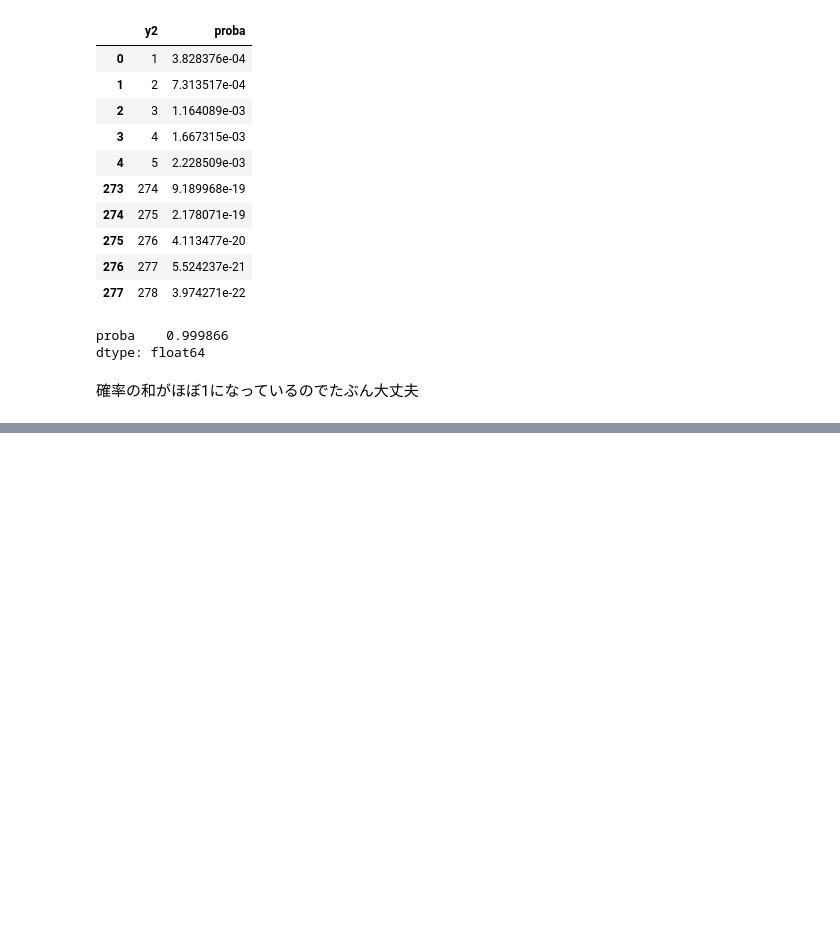
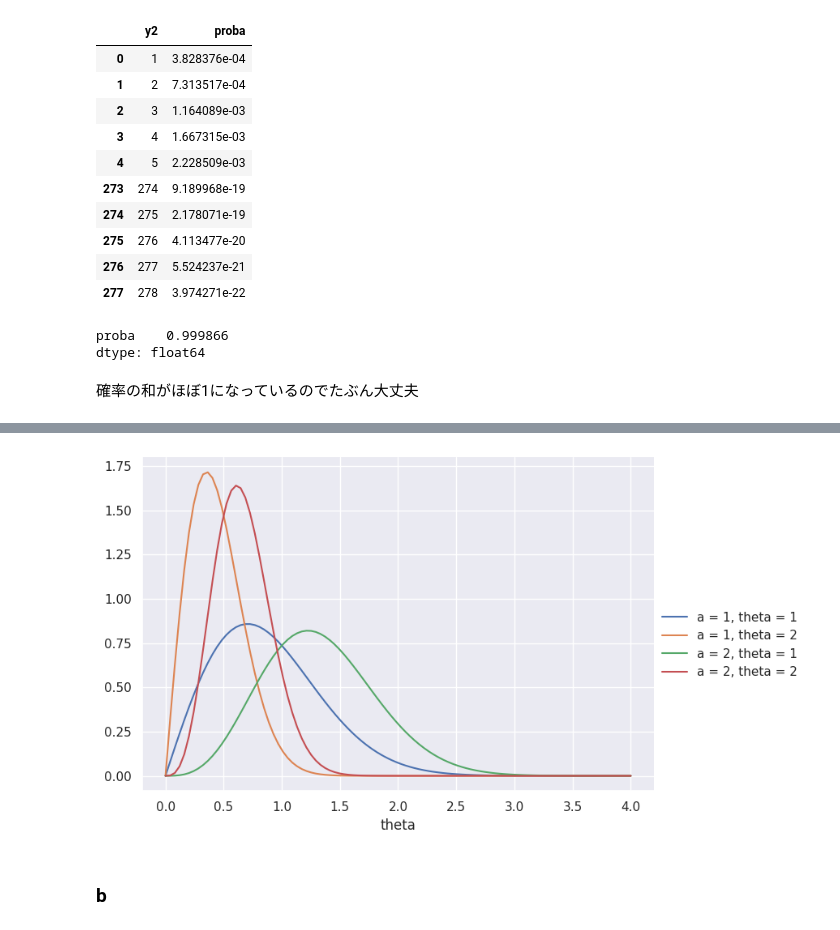
Before and after one commit to savioursho/a-first-cource-in-baysian-statistical-methods, a Jupyter notebook: notebooks/chapter03/chapter03.ipynb, the cells around one changed output, grey strips where cells are left out. Saved outputs shown, nothing was run; the diff lists cells and outputs as text; code cells hidden in the pictures; blank space fills up the shorter version.

```diff
--- a/notebooks/chapter03/chapter03.ipynb
+++ b/notebooks/chapter03/chapter03.ipynb
@@ -1109,0 +1162,27 @@ dtype: float64
+# %%
+# Galenshore分布の確率密度関数
+
+
+@np.vectorize
+def pdf_galenshore(y, a, theta):
+    return (
+        (2 / special.gamma(a))
+        * (theta ** (2 * a))
+        * (y ** (2 * a - 1))
+        * np.exp(-(theta**2) * (y**2))
+    )
+# %%
+params = [
+    # (a, theta)
+    (1, 1),
+    (1, 2),
+    (2, 1),
+    (2, 2),
+]
+
+df_3_9 = pd.DataFrame()
+df_3_9["theta"] = np.linspace(0, 4, 100)
+for a, theta in params:
+    df_3_9[f"a = {a}, theta = {theta}"] = pdf_galenshore(df_3_9["theta"], a, theta)
+
+df_3_9.head()
@@ -1109,0 +1196,11 @@ dtype: float64
+# %%
+_ = sns.relplot(
+    df_3_9.set_index("theta"),
+    kind="line",
+    dashes=False,
+    aspect=1.5,
+)
+# %% [output]
+[figure, added]
+# %% [markdown]
+### b
```
Also changed, not shown: parts of 18 cells of this notebook.
